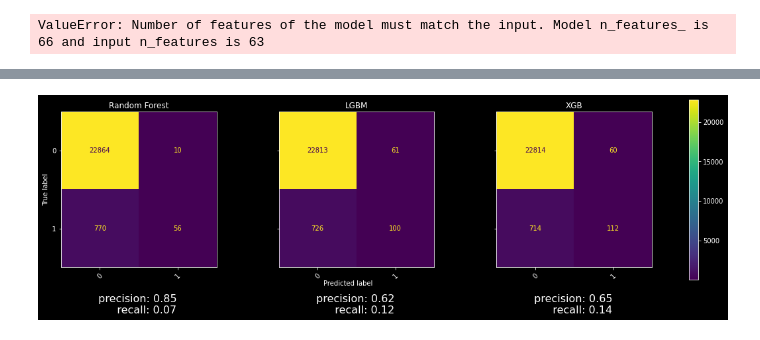
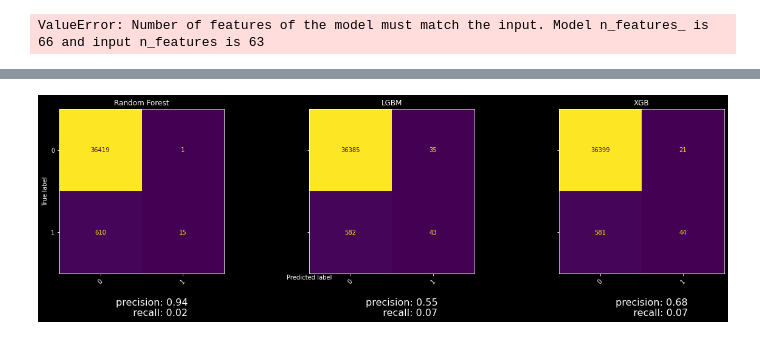
Before and after one commit to The1per/spikes_notebooks, a Jupyter notebook: scalp_model.ipynb, the cells around one changed output, grey strips where cells are left out. Cells and saved outputs as stored; diff of their text form; code cells hidden in the pictures.

```diff
--- a/scalp_model.ipynb
+++ b/scalp_model.ipynb
@@ -20,9 +21,9 @@ plt.style.use('dark_background')
 pd.options.display.precision = 10
 # %%
 # joblib_file = 'lgbm_model_multichannel.pkl'
-# model = joblib.load(joblib_file)
-model = joblib.load('forest_full.pkl')
-features_names = pd.read_csv('features_forest.csv').columns.tolist()
+model = joblib.load('forest_full_7s.pkl')
+# model = joblib.load('lgbm_full_7s.pkl')
+features_names = pd.read_csv('features_7.csv').columns.tolist()
 # %%
 ####################
 # MAIN PARAMETERS
@@ -32,6 +33,9 @@ features_names = pd.read_csv('features_forest.csv').columns.tolist()
 # freq_broad = (0.1, 500)
 # # FFT & bandpower parameters
 sr = 1000
+edf_path = 'C:\\UCLA\\P%s_full_filtered.edf'
+# edf_path = 'C:\\Users\\user\\PycharmProjects\\pythonProject\\%s_clean.edf'
+# edf_path = 'C:\\UCLA\\P%s_overnightData.edf'
 # bands = [
 #     (0.1, 4, 'delta'), (4, 8, 'theta'),
 #     (8, 12, 'alpha'), (12, 16, 'sigma'), (16, 30, 'beta'),
@@ -453,11 +430,11 @@ plot_specific(cls_all_bi, feat_398_eog_bi[cols], y_398_bi)
 # %%
-subj = '406'
-y_bi_406 = get_all_y_multi_channel([subj])
+subj = '38'
+y_bi_416 = get_all_y_multi_channel([subj])
 # y_r = get_all_y_multi_channel_side('R', [subj])
 # y_l = get_all_y_multi_channel_side('L', [subj])
-feat_eog1_406 = get_all_feat_eog('1', [subj])
-feat_eog2_406 = get_all_feat_eog('2', [subj])
-feat_eog_bi_406 = pd.concat([feat_eog1_406.add_suffix('_1'), feat_eog2_406.add_suffix('_2')], axis=1)
+feat_eog1_416 = get_all_feat_eog('1', [subj])
+feat_eog2_416 = get_all_feat_eog('2', [subj])
+feat_eog_bi_416 = pd.concat([feat_eog1_416.add_suffix('_1'), feat_eog2_416.add_suffix('_2')], axis=1)
 clear_output()
-cls_all_bi = plt_cls(feat_eog_bi_406, y_bi_406)
+cls_416_bi, pred_416 = plt_cls(feat_eog_bi_416, y_bi_416)
 # %% [output]
@@ -465 +442 @@ cls_all_bi = plt_cls(feat_eog_bi_406, y_bi_406)
-[figure, old version]
+[figure, new version]
```
Also changed, not shown: parts of 49 cells of this notebook.
